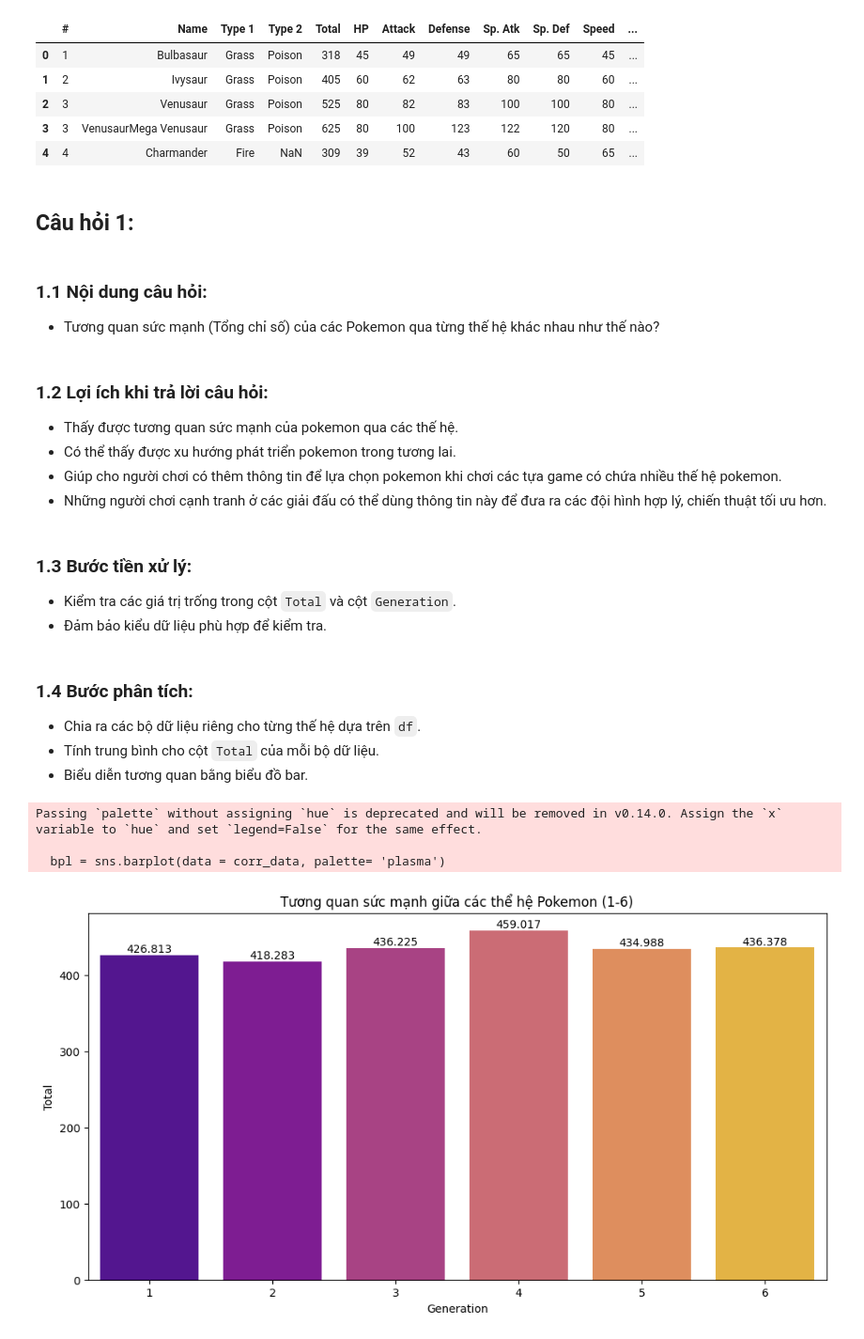
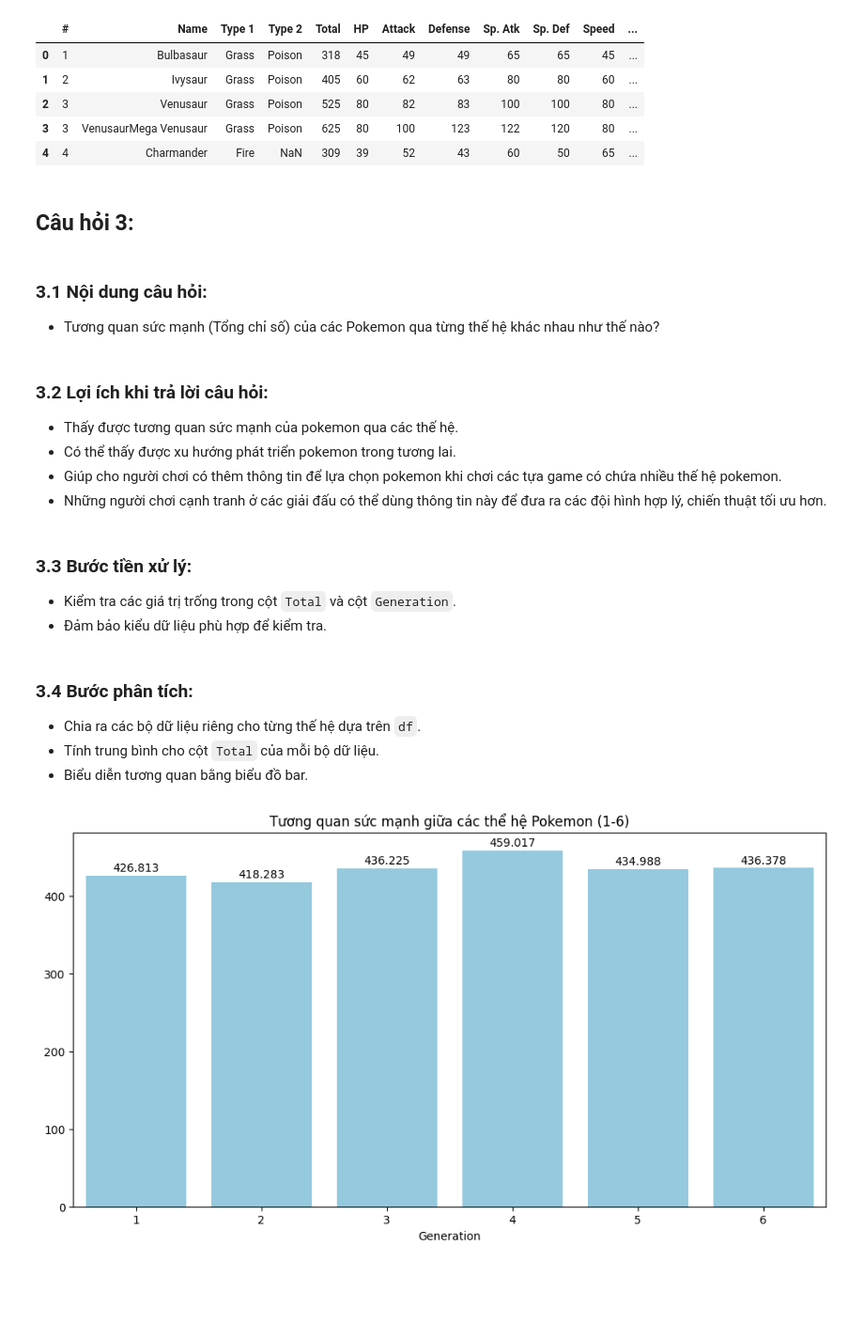
Before and after one commit to Siralexgon/KHDL, a Jupyter notebook: Data-Questions-Đạt.ipynb, the cells around one changed output. Shown at 94% size. Cells and saved outputs as stored; diff of their text form; code cells hidden in the pictures; blank space fills up the shorter version.

```diff
--- a/Data-Questions-Đạt.ipynb
+++ b/Data-Questions-Đạt.ipynb
@@ -14,47 +14,44 @@ df.head()
 | 3 | 3 | VenusaurMega Venusaur | Grass | Poison | 625 | 80 | 100 | 123 | 122 | 120 | 80 | ... |
 | 4 | 4 | Charmander | Fire | NaN | 309 | 39 | 52 | 43 | 60 | 50 | 65 | ... |
 # %% [markdown]
-## Câu hỏi 1:
+## Câu hỏi 3:
 # %% [markdown]
-### 1.1 Nội dung câu hỏi:
+### 3.1 Nội dung câu hỏi:
 - Tương quan sức mạnh (Tổng chỉ số) của các Pokemon qua từng thế hệ khác nhau như thế nào?
 # %% [markdown]
-### 1.2 Lợi ích khi trả lời câu hỏi:
+### 3.2 Lợi ích khi trả lời câu hỏi:
 - Thấy được tương quan sức mạnh của pokemon qua các thế hệ.
 - Có thể thấy được xu hướng phát triển pokemon trong tương lai.
 - Giúp cho người chơi có thêm thông tin để lựa chọn pokemon khi chơi các tựa game có chứa nhiều thế hệ pokemon.
 - Những người chơi cạnh tranh ở các giải đấu có thể dùng thông tin này để đưa ra các đội hình hợp lý, chiến thuật tối ưu hơn.
 # %% [markdown]
-### 1.3 Bước tiền xử lý:
+### 3.3 Bước tiền xử lý:
 - Kiểm tra các giá trị trống trong cột `Total` và cột `Generation`.
 - Đảm bảo kiểu dữ liệu phù hợp để kiểm tra.
 # %% [markdown]
-### 1.4 Bước phân tích:
+### 3.4 Bước phân tích:
 - Chia ra các bộ dữ liệu riêng cho từng thế hệ dựa trên `df`.
 - Tính trung bình cho cột `Total` của mỗi bộ dữ liệu.
 - Biểu diễn tương quan bằng biểu đồ bar.
 # %%
 pokemon_data = pd.read_csv('Pokemon.csv')
 
 # Kiểm tra giá trị trống
 pokemon_data.dropna(subset=['Total', 'Generation'], inplace=True)
 
 # Tạo nhóm dữ liệu dựa trên thế hệ (Generation)
 generation_groups = pokemon_data.groupby('Generation')
 
 # Tính trung bình cột Total
 corr_data = generation_groups['Total'].mean()
 
 # Trực quan hóa dữ liệu
 plt.figure(figsize=(12, 6))
-bpl = sns.barplot(data = corr_data, palette= 'plasma')
-for i in range (0,6):
-    bpl.bar_label(bpl.containers[i])
+bpl = sns.barplot(x=corr_data.index, y=corr_data.values, color='skyblue')  # Use x and y instead of data
+for p in bpl.patches:
+    bpl.annotate(f'{p.get_height():.3f}', (p.get_x() + p.get_width() / 2., p.get_height()+10), ha='center', va='center')
 plt.title('Tương quan sức mạnh giữa các thể hệ Pokemon (1-6)')
 plt.show()
 # %% [output]
-Passing `palette` without assigning `hue` is deprecated and will be removed in v0.14.0. Assign the `x` variable to `hue` and set `legend=False` for the same effect.
-
-  bpl = sns.barplot(data = corr_data, palette= 'plasma')
-[figure, old version]
+[figure, new version]
 # %% [markdown]
```
Also changed, not shown: parts of 8 cells of this notebook, 2 other files.
